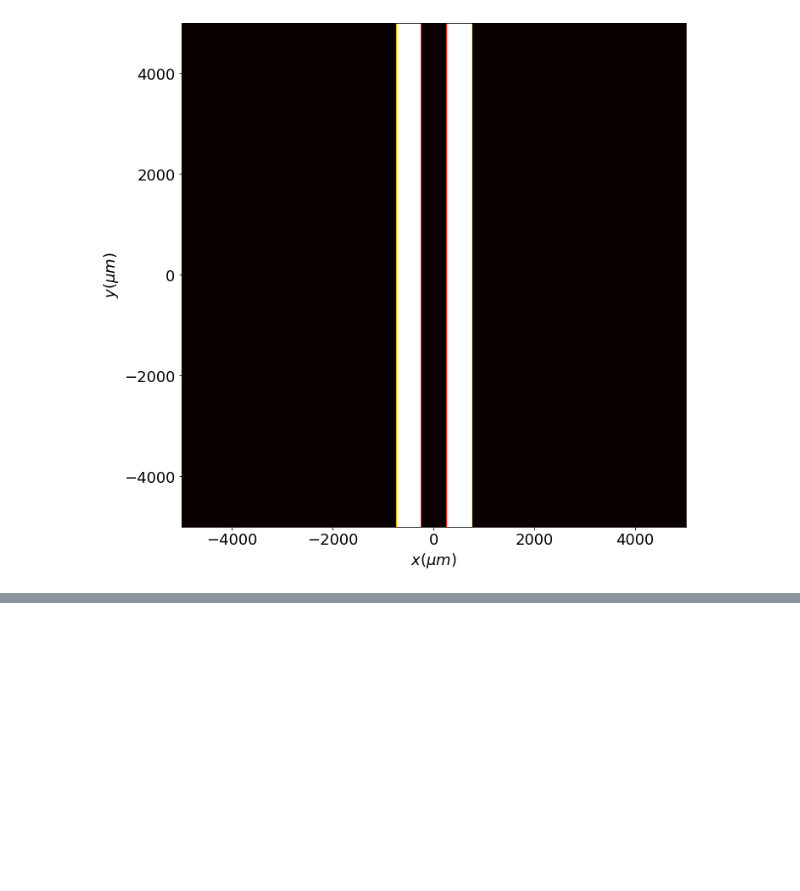
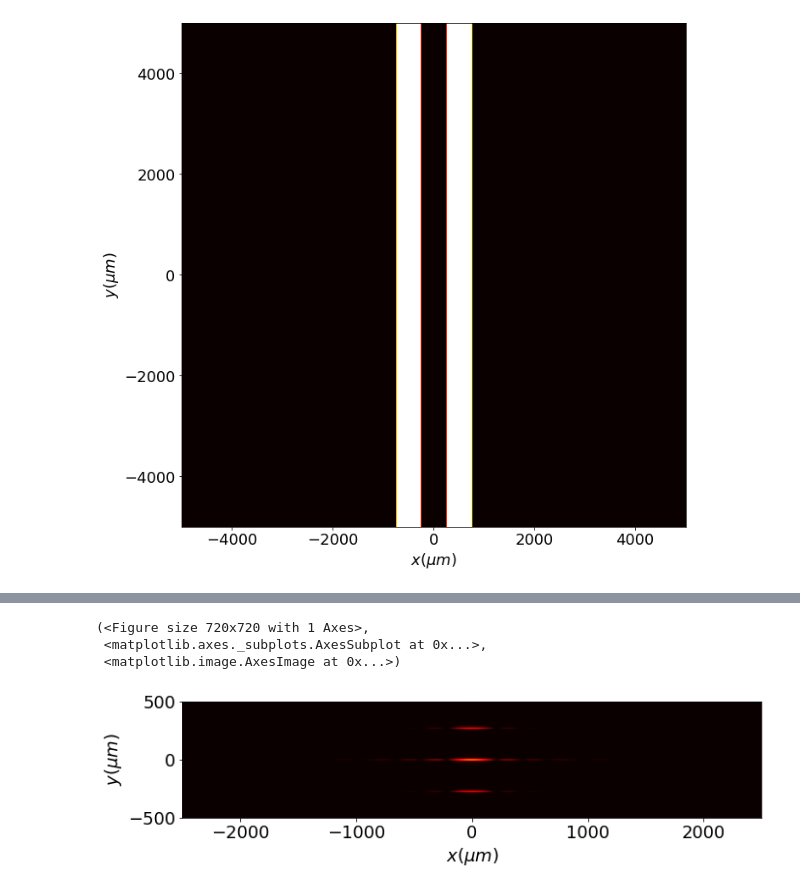
Before and after one commit to Zelenyy/python-optics-lab, a Jupyter notebook: notebooks/Work_512_Difraction.ipynb, the cells around one changed output, grey strips where cells are left out. Cells and saved outputs as stored; diff of their text form; code cells hidden in the pictures; blank space fills up the shorter version.

```diff
--- a/notebooks/Work_512_Difraction.ipynb
+++ b/notebooks/Work_512_Difraction.ipynb
@@ -254,0 +193,16 @@ temp_frenel.draw(kind = 'intensity')
+# %%
+# Создаем источник
+length = 5 * mm
+num_data = 1024
+wavelength = 532*nm
+x0 = np.linspace(-length / 2, length / 2, num_data)
+y0 = np.linspace(-length / 2, length / 2, num_data)
+
+light_source = Scalar_source_XY(x=x0, y=y0, wavelength=wavelength)
+
+# Плоская волна заполняющая весь экран
+light_source.plane_wave(
+    A=1,
+    z0=0,
+    phi=0 * degrees,
+    theta=0 * degrees)
@@ -254,0 +214,27 @@ temp_frenel.draw(kind = 'intensity')
+# %%
+# Создаем линзу
+lens = Scalar_mask_XY(x=x0, y=y0, wavelength=wavelength)
+lens.lens(
+    r0=(0 * um, 0 * um),
+    radius=(0.5 * mm, 0.5 * mm),
+    focal=(25 * mm, 25 * mm),
+    angle=0 * degrees)
+
+temp_rs = temp.RS(z=50*mm, new_field=True)
+temp_lens = temp_rs*lens
+# %%
+# Расчитываем поле на растоянии а от щели
+
+temp_fr = temp_lens.RS(z=25*mm, new_field=True)
+temp_fr.cut_resample(
+    x_limits=(-5000 * um, 5000 * um),
+    y_limits=(-500 * um, 500 * um),
+    num_points=(512, 512),
+    new_field=False)
+temp_fr.draw(kind='intensity', logarithm=True)
+# plt.colorbar()
+# %% [output]
+(<Figure size 720x720 with 1 Axes>,
+ <matplotlib.axes._subplots.AxesSubplot at 0x...>,
+ <matplotlib.image.AxesImage at 0x...>)
+[figure, added]
```
Also changed, not shown: parts of 38 cells of this notebook.
